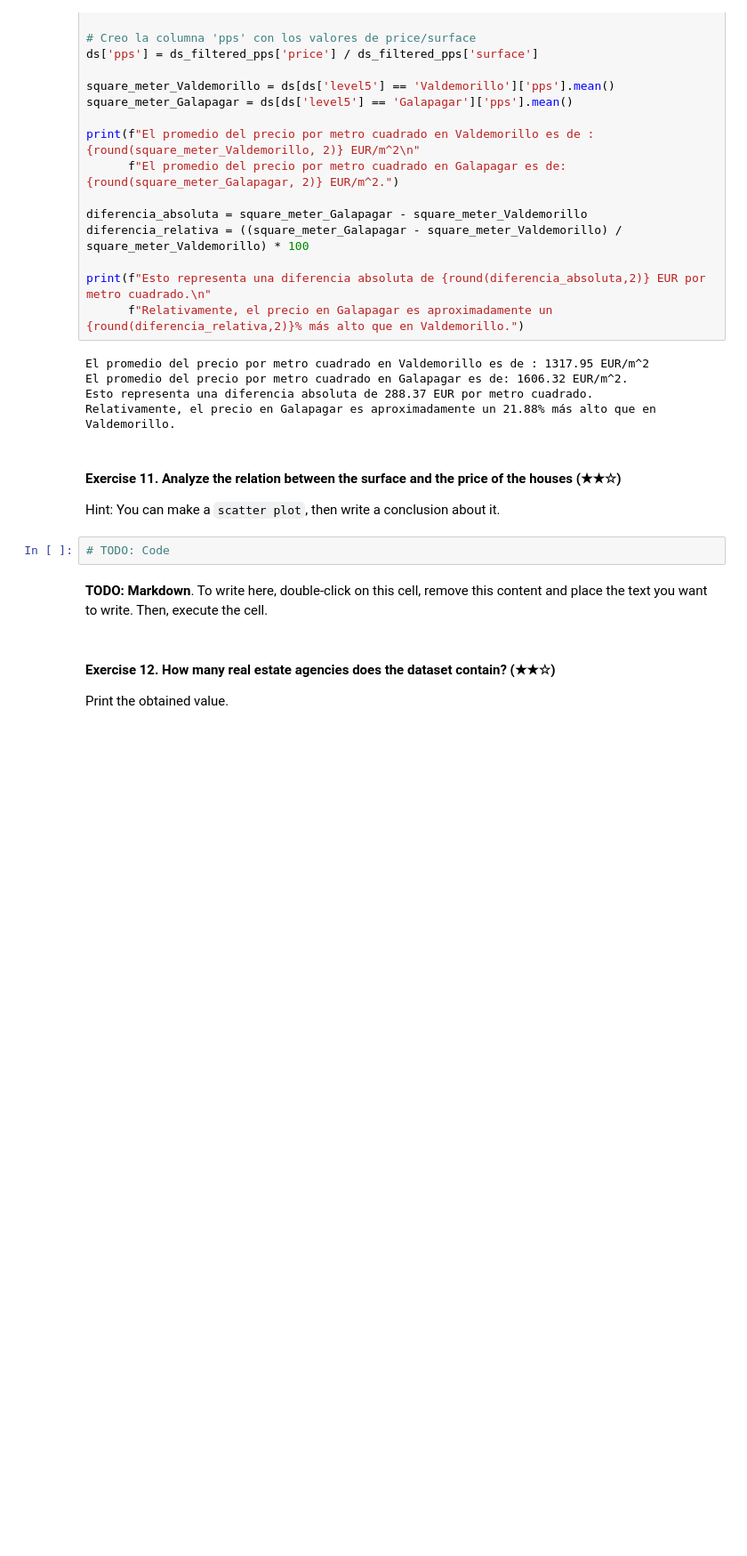
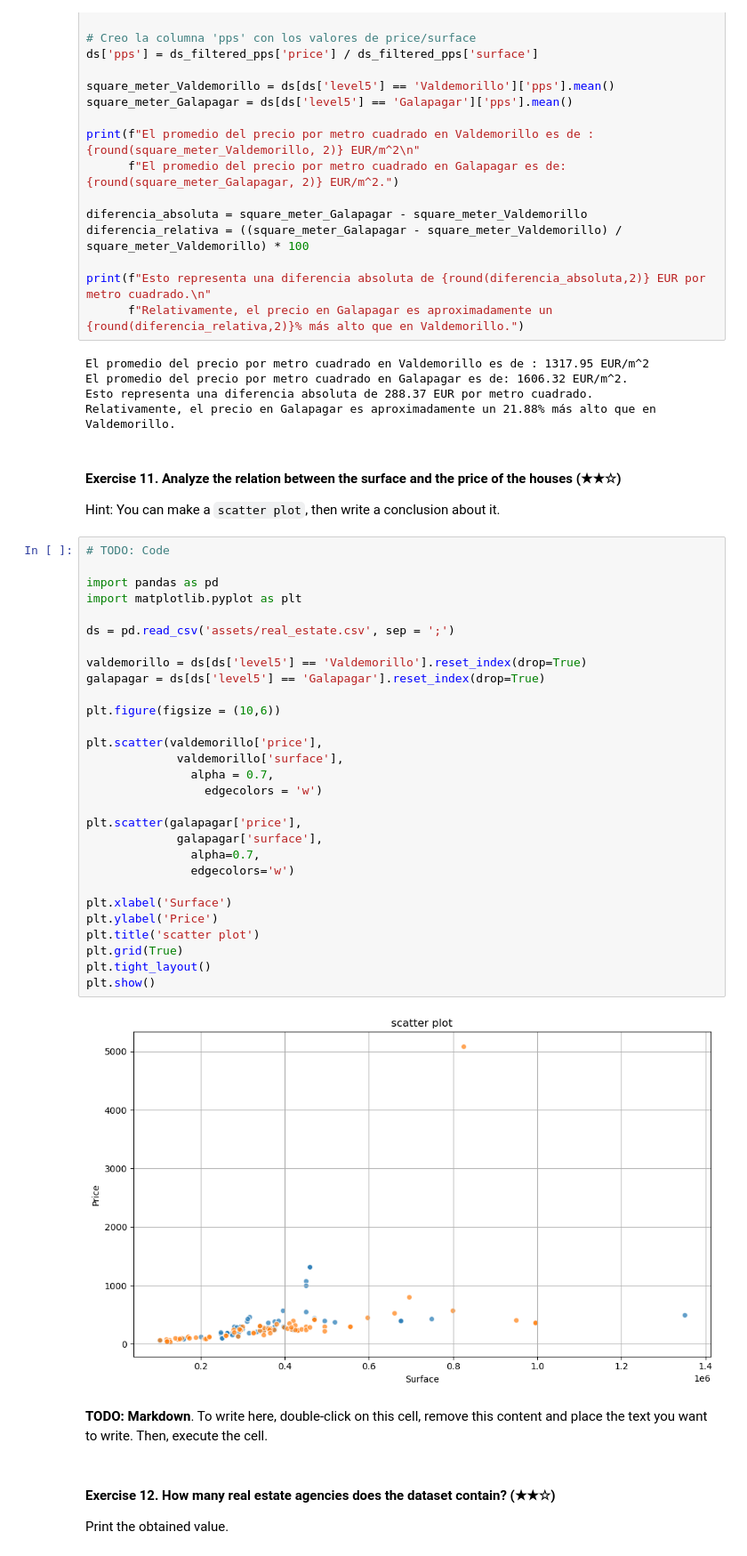
Before and after one commit to FerminRomeroBleda/realestate-datacleanup-exercise, a Jupyter notebook: project.ipynb, the cells around one changed output. Shown at 89% size. Drawn from its saved outputs; the diff is of its cells as text; blank space fills up the shorter version.

```diff
--- a/project.ipynb
+++ b/project.ipynb
@@ -277,6 +277,35 @@ Relativamente, el precio en Galapagar es aproximadamente un 21.88% más alto que
 Hint: You can make a `scatter plot`, then write a conclusion about it.
 # %%
 # TODO: Code
+
+import pandas as pd
+import matplotlib.pyplot as plt
+
+ds = pd.read_csv('assets/real_estate.csv', sep = ';')
+
+valdemorillo = ds[ds['level5'] == 'Valdemorillo'].reset_index(drop=True)
+galapagar = ds[ds['level5'] == 'Galapagar'].reset_index(drop=True)
+
+plt.figure(figsize = (10,6))
+
+plt.scatter(valdemorillo['price'],
+             valdemorillo['surface'],
+               alpha = 0.7,
+                 edgecolors = 'w')
+
+plt.scatter(galapagar['price'],
+             galapagar['surface'],
+               alpha=0.7,
+               edgecolors='w')
+
+plt.xlabel('Surface')
+plt.ylabel('Price')
+plt.title('scatter plot')
+plt.grid(True)
+plt.tight_layout()
+plt.show()
+# %% [output]
+[figure, added]
 # %% [markdown]
 **TODO: Markdown**. To write here, double-click on this cell, remove this content and place the text you want to write. Then, execute the cell.
 # %% [markdown]
```
Also changed, not shown: parts of 4 cells of this notebook.
